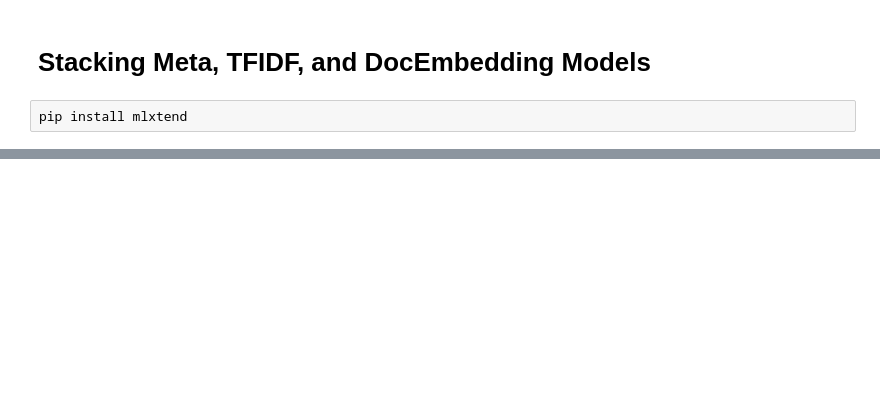
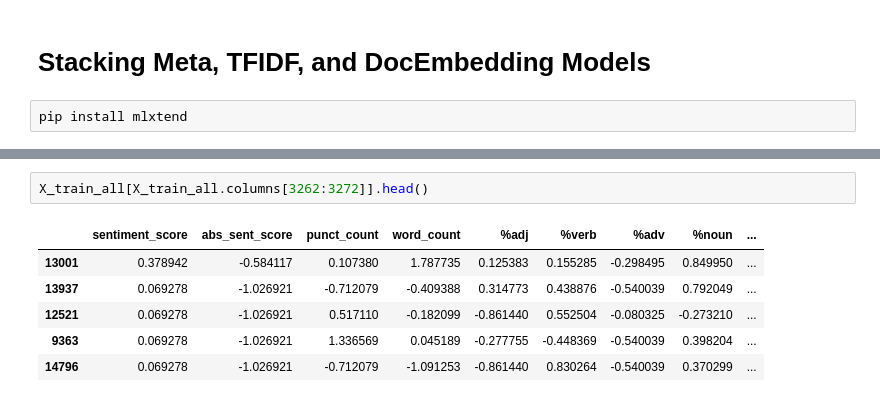
Before and after one commit to Sepelbaum/propaganda-project, a Jupyter notebook: sentence-data/stacked_model.ipynb, the cells around one changed output, grey strips where cells are left out. Saved outputs shown, nothing was run; the diff lists cells and outputs as text; blank space fills up the shorter version.

```diff
--- a/sentence-data/stacked_model.ipynb
+++ b/sentence-data/stacked_model.ipynb
@@ -29,0 +338,9 @@ sclf.fit(X, y)
+# %%
+X_train_all[X_train_all.columns[3262:3272]].head()
+# %% [output]
+|  | sentiment_score | abs_sent_score | punct_count | word_count | %adj | %verb | %adv | %noun | ... |
+| 13001 | 0.378942 | -0.584117 | 0.107380 | 1.787735 | 0.125383 | 0.155285 | -0.298495 | 0.849950 | ... |
+| 13937 | 0.069278 | -1.026921 | -0.712079 | -0.409388 | 0.314773 | 0.438876 | -0.540039 | 0.792049 | ... |
+| 12521 | 0.069278 | -1.026921 | 0.517110 | -0.182099 | -0.861440 | 0.552504 | -0.080325 | -0.273210 | ... |
+| 9363 | 0.069278 | -1.026921 | 1.336569 | 0.045189 | -0.277755 | -0.448369 | -0.540039 | 0.398204 | ... |
+| 14796 | 0.069278 | -1.026921 | -0.712079 | -1.091253 | -0.861440 | 0.830264 | -0.540039 | 0.370299 | ... |
```
Also changed, not shown: parts of 69 cells of this notebook, 2 other files.
